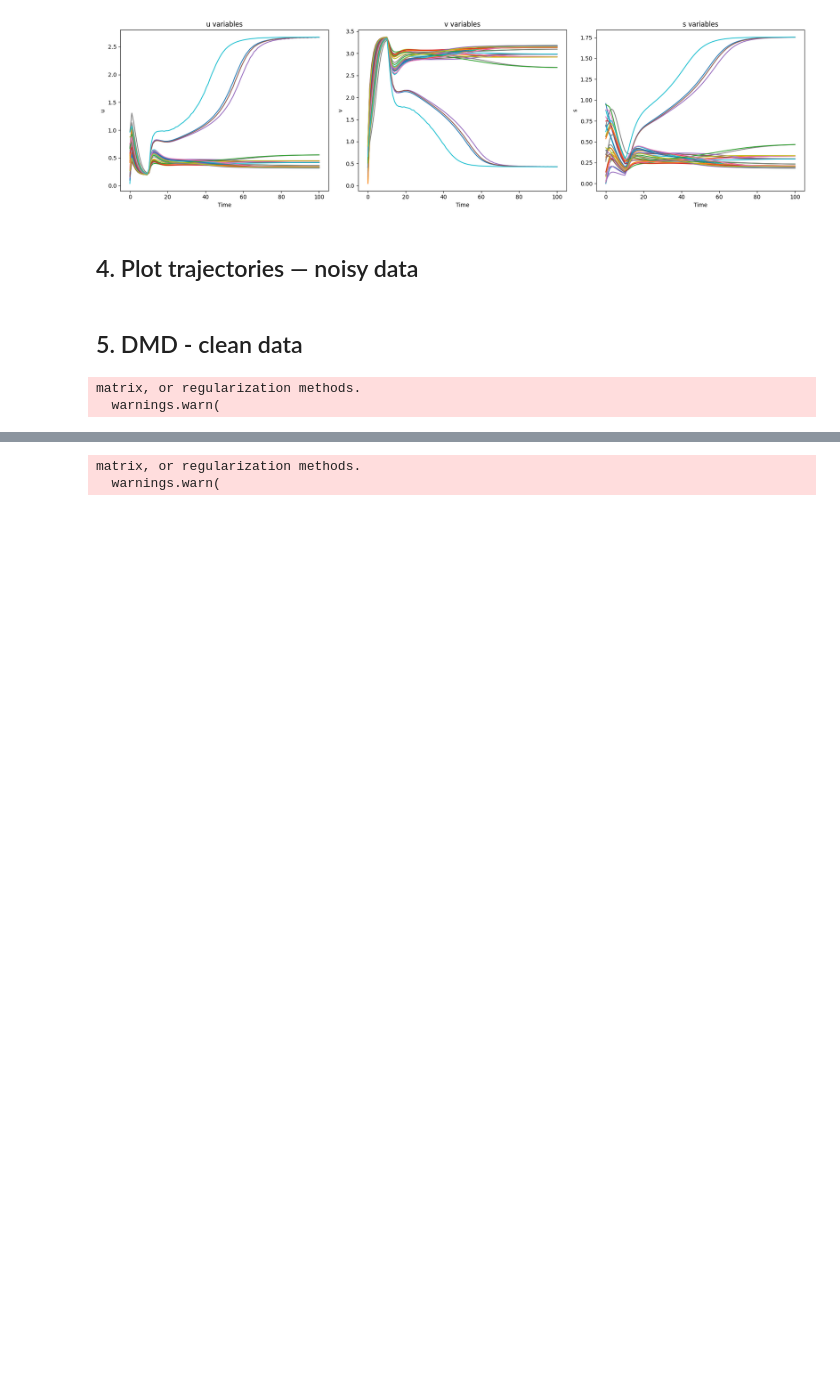
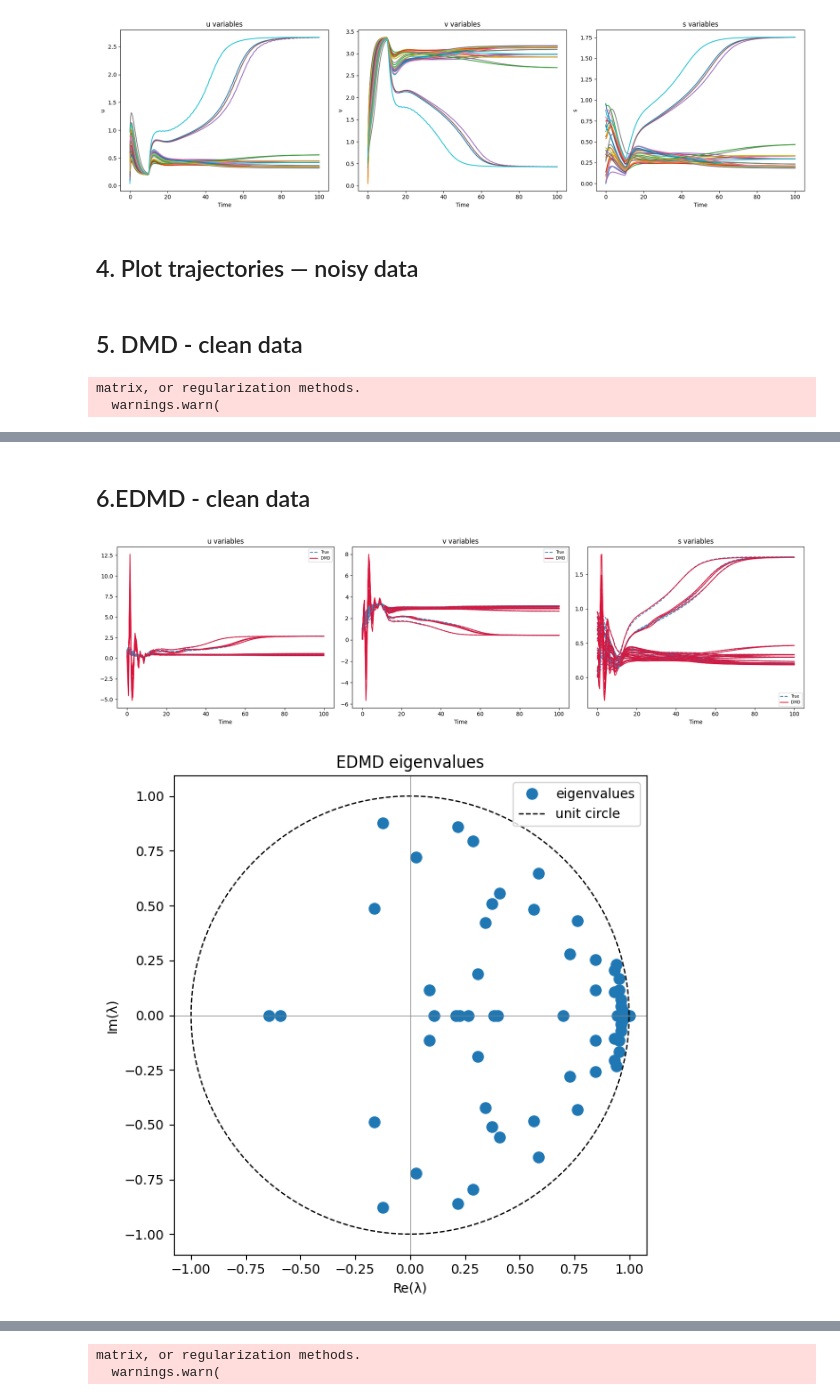
Before and after one commit to sabrinanegroni/dyn-modelling, a Jupyter notebook: notebooks/test_dmd.ipynb, the cells around one changed output, grey strips where cells are left out. Saved outputs shown, nothing was run; the diff lists cells and outputs as text; code cells hidden in the pictures; blank space fills up the shorter version.

Commit message:
edmd

```diff
--- a/notebooks/test_dmd.ipynb
+++ b/notebooks/test_dmd.ipynb
@@ -73 +73,40 @@ plot_eigenvalues(get_eigenvalues(dmd_clean), title="DMD eigenvalues — clean")
+# %% [markdown]
+## 6.EDMD - clean data
+# %%
+# identity — always include
+def obs_identity(X):
+    return X
+
+# polynomial degree 2 — u², v², s², uv, us, vs per cell
+def obs_polynomial(X, degree=2):
+    N = X.shape[0]
+    rows = [X]
+    if degree >= 2:
+        rows.append(X ** 2)
+        n_cells = N // 3
+        cross = []
+        for i in range(n_cells):
+            u, v, s = X[3*i], X[3*i+1], X[3*i+2]
+            cross += [u*v, u*s, v*s]
+        rows.append(np.array(cross))
+    return np.vstack(rows)
+
+# choose your observables here
+obs_fns = [
+    obs_identity,
+    lambda X: obs_polynomial(X, degree=2),
+]
+
+# fit
+dmd_edmd, n_obs = fit_edmd(y, obs_fns, svd_rank=60)
+
+# reconstruct
+X_rec_edmd = reconstruct(dmd_edmd)
+
+# plot
+plot_dmd_reconstruction(t_eval, y.T, X_rec_edmd, title="EDMD — polynomial degree 2")
+plot_eigenvalues(get_eigenvalues(dmd_edmd), title="EDMD eigenvalues")
+# %% [output]
+[figure, added]
+[figure, added]
 # %% [markdown]
```
Also changed, not shown: parts of 8 cells of this notebook, 2 other files.
